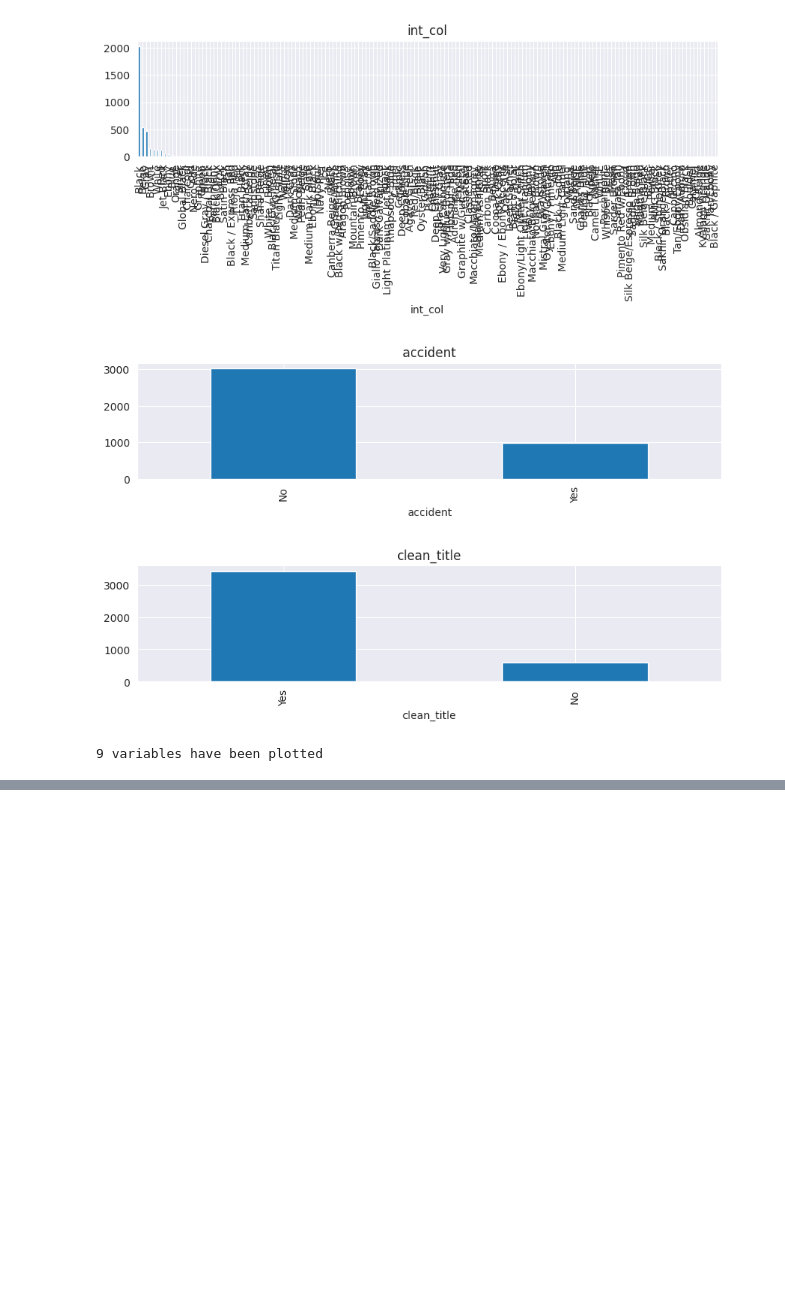
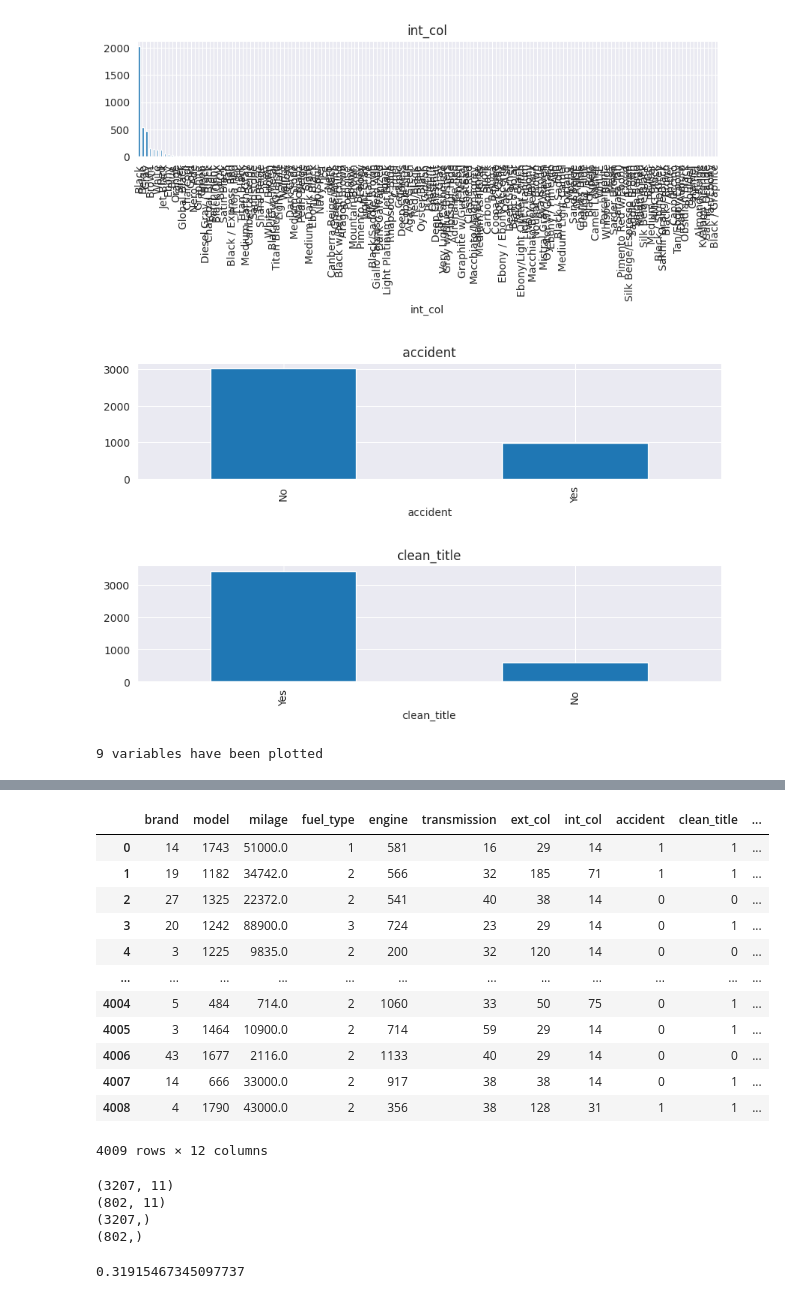
Before and after one commit to Proma2023/DS.project, a Jupyter notebook: CIND 820Project.ipynb, the cells around one changed output, grey strips where cells are left out. Cells and saved outputs as stored; diff of their text form; code cells hidden in the pictures; blank space fills up the shorter version.

```diff
--- a/CIND 820Project.ipynb
+++ b/CIND 820Project.ipynb
@@ -459,0 +450,17 @@ KeyError: ignored
+# %%
+#df.drop(['model'], axis = 1)
+df_new
+# %% [output]
+|  | brand | model | milage | fuel_type | engine | transmission | ext_col | int_col | accident | clean_title | ... |
+| 0 | 14 | 1743 | 51000.0 | 1 | 581 | 16 | 29 | 14 | 1 | 1 | ... |
+| 1 | 19 | 1182 | 34742.0 | 2 | 566 | 32 | 185 | 71 | 1 | 1 | ... |
+| 2 | 27 | 1325 | 22372.0 | 2 | 541 | 40 | 38 | 14 | 0 | 0 | ... |
+| 3 | 20 | 1242 | 88900.0 | 3 | 724 | 23 | 29 | 14 | 0 | 1 | ... |
+| 4 | 3 | 1225 | 9835.0 | 2 | 200 | 32 | 120 | 14 | 0 | 0 | ... |
+| ... | ... | ... | ... | ... | ... | ... | ... | ... | ... | ... | ... |
+| 4004 | 5 | 484 | 714.0 | 2 | 1060 | 33 | 50 | 75 | 0 | 1 | ... |
+| 4005 | 3 | 1464 | 10900.0 | 2 | 714 | 59 | 29 | 14 | 0 | 1 | ... |
+| 4006 | 43 | 1677 | 2116.0 | 2 | 1133 | 40 | 29 | 14 | 0 | 0 | ... |
+| 4007 | 14 | 666 | 33000.0 | 2 | 917 | 38 | 38 | 14 | 0 | 1 | ... |
+| 4008 | 4 | 1790 | 43000.0 | 2 | 356 | 38 | 128 | 31 | 1 | 1 | ... |
+4009 rows × 12 columns
@@ -459,0 +476,22 @@ KeyError: ignored
+# %%
+print(X_train.shape)
+print(X_test.shape)
+print(y_train.shape)
+print(y_test.shape)
+# %% [output]
+(3207, 11)
+(802, 11)
+(3207,)
+(802,)
+# %%
+from sklearn.linear_model import LinearRegression
+# Create an instance of the LinearRegression class
+reg = LinearRegression()
+
+# Fit the model to the data
+reg.fit(X_train, y_train)
+score_LR = reg.score(X_test, y_test)
+
+print(score_LR)
+# %% [output]
+0.31915467345097737
```
Also changed, not shown: parts of 36 cells of this notebook, 1 other file.
